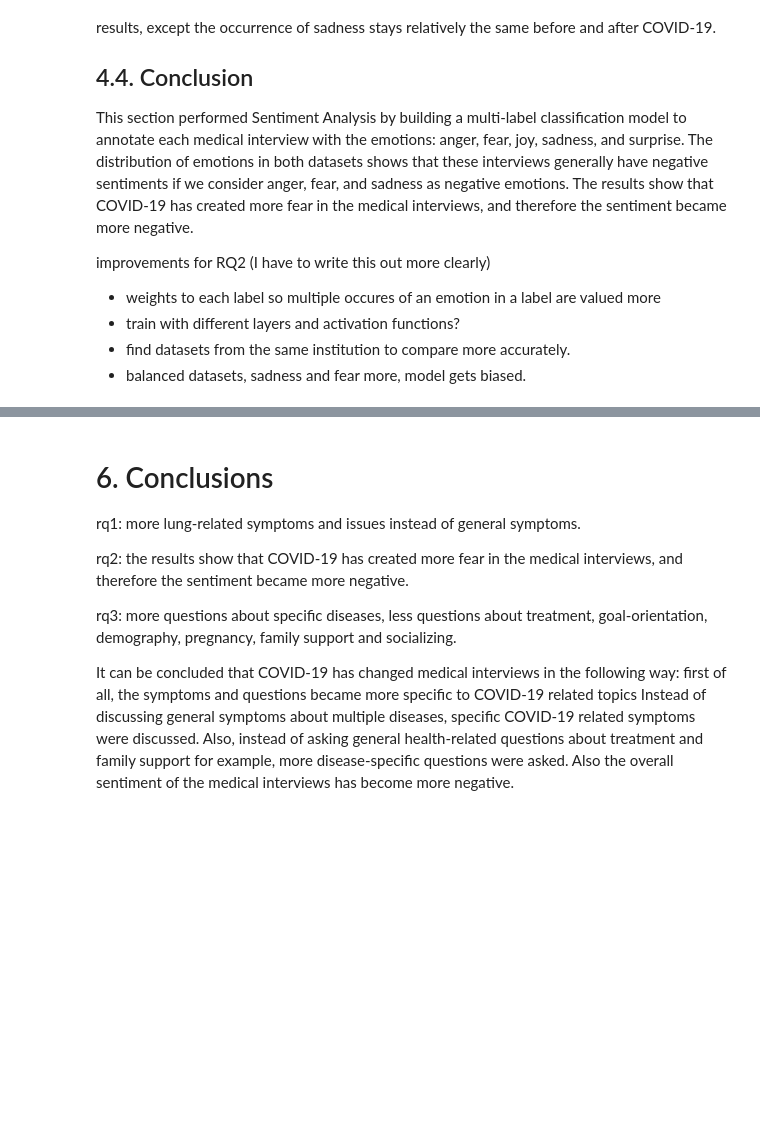
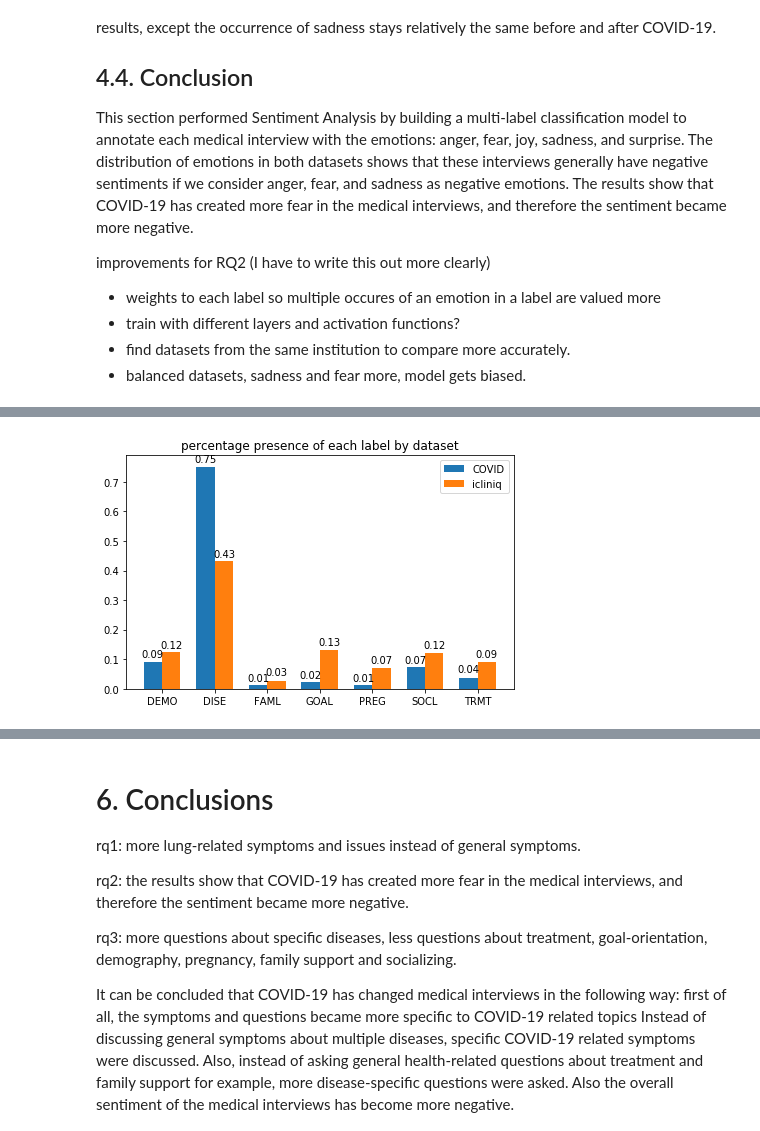
Before and after one commit to dilaratank/LSDP2021-Group2, a Jupyter notebook: LSPD-group2.ipynb, the cells around one changed output, grey strips where cells are left out. Cells and saved outputs as stored; diff of their text form; code cells hidden in the pictures; blank space fills up the shorter version.

```diff
--- a/LSPD-group2.ipynb
+++ b/LSPD-group2.ipynb
@@ -682,0 +839,18 @@ improvements for RQ2 (I have to write this out more clearly)
+# %%
+training_args = TrainingArguments(
+    output_dir='RQ3/results',          # output directory
+    num_train_epochs=2,              # total number of training epochs
+    per_device_train_batch_size=16,  # batch size per device during training
+    per_device_eval_batch_size=64,   # batch size for evaluation
+    warmup_steps=500,                # number of warmup steps for learning rate scheduler
+    weight_decay=0.01,               # strength of weight decay
+    logging_dir='RQ3/logs',            # directory for storing logs
+#     local_rank=0,
+#     deepspeed='RQ3/ds_config.json',
+    load_best_model_at_end=True,
+    evaluation_strategy='steps',
+    eval_steps=100,
+    metric_for_best_model= 'accuracy',
+    logging_steps = 100,
+    save_total_limit=2
+)
@@ -682,0 +962,4 @@ improvements for RQ2 (I have to write this out more clearly)
+# %%
+RQ3_utils.make_grouped_bar_chart(COVID_pred_labels, icliniq_pred_labels)
+# %% [output]
+[figure, added]
```
Also changed, not shown: parts of 33 cells of this notebook, 7 other files.
